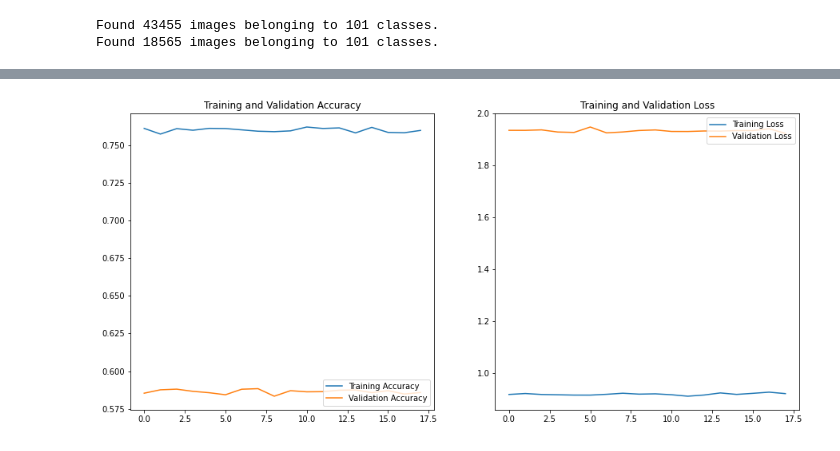
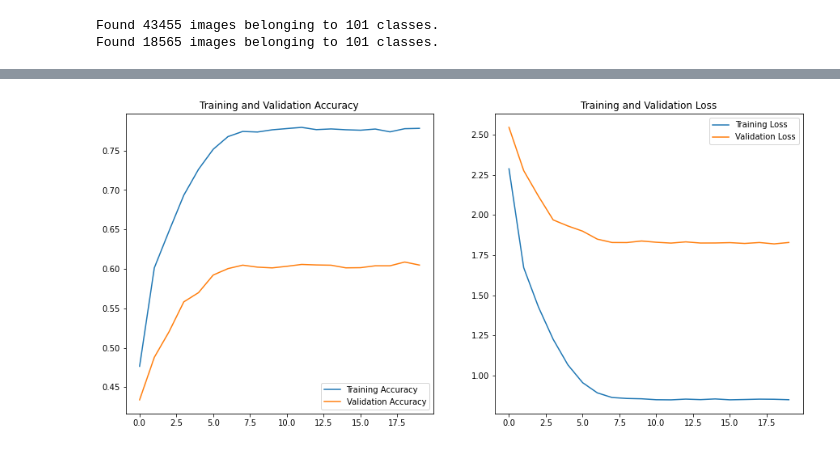
Before and after one commit to FarhanHazari/ML_image_search_engine, a Jupyter notebook: M03_vgg16_TL.ipynb, the cells around one changed output, grey strips where cells are left out. Saved outputs shown, nothing was run; the diff lists cells and outputs as text; code cells hidden in the pictures.

```diff
--- a/M03_vgg16_TL.ipynb
+++ b/M03_vgg16_TL.ipynb
@@ -33,6 +27,6 @@ Mounted at /content/drive
 # %%
-train_path = '/content/training'
-# valid_path = 'dataset_rahin/validation/gallery'
+train_path = 'dataset_rahin/training'
+valid_path = 'dataset_rahin/validation/gallery'
 # %%
 # useful for getting number of classes
 folders = glob(train_path+'/*')
@@ -186,24 +180,24 @@ Epoch 12/20
 # %%
 # accuracies
 accs = r.history['accuracy']
 val_accs = r.history['val_accuracy']
 loss = r.history['loss']
 val_loss = r.history['val_loss']
 
-epochs_range = range(18)
+epochs_range = range(20)
 
 plt.figure(figsize=(15, 15))
 plt.subplot(2, 2, 1)
 plt.plot(epochs_range, accs, label='Training Accuracy')
 plt.plot(epochs_range, val_accs, label='Validation Accuracy')
 plt.legend(loc='lower right')
 plt.title('Training and Validation Accuracy')
 
 plt.subplot(2, 2, 2)
 plt.plot(epochs_range, loss, label='Training Loss')
 plt.plot(epochs_range, val_loss, label='Validation Loss')
 plt.legend(loc='upper right')
 plt.title('Training and Validation Loss')
 plt.show()
 # %% [output]
-[figure, old version]
+[figure, new version]
```
Also changed, not shown: parts of 5 cells of this notebook.
